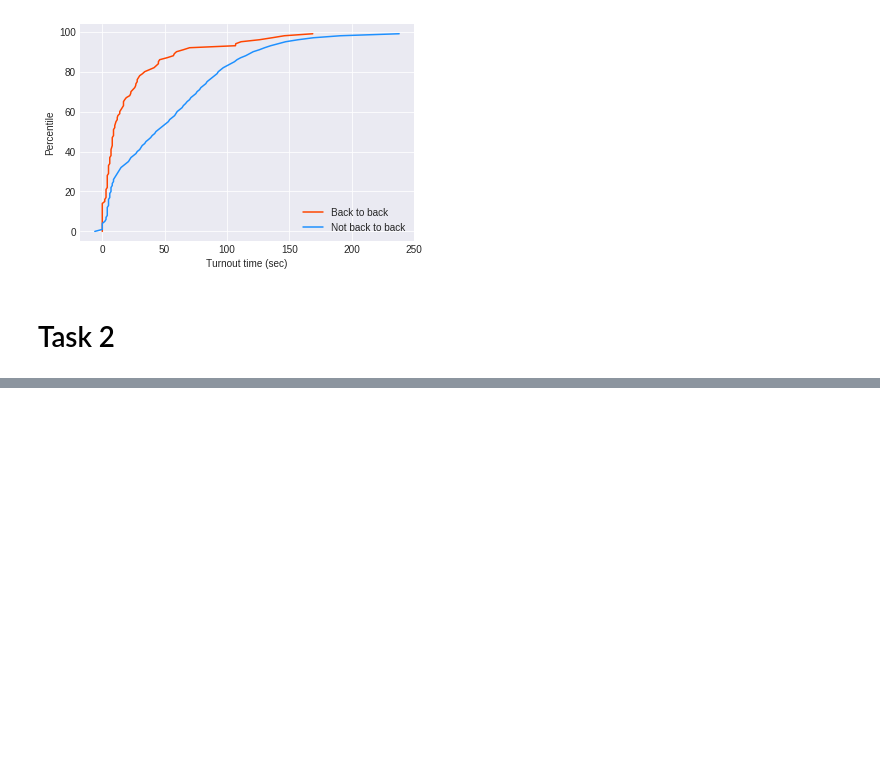
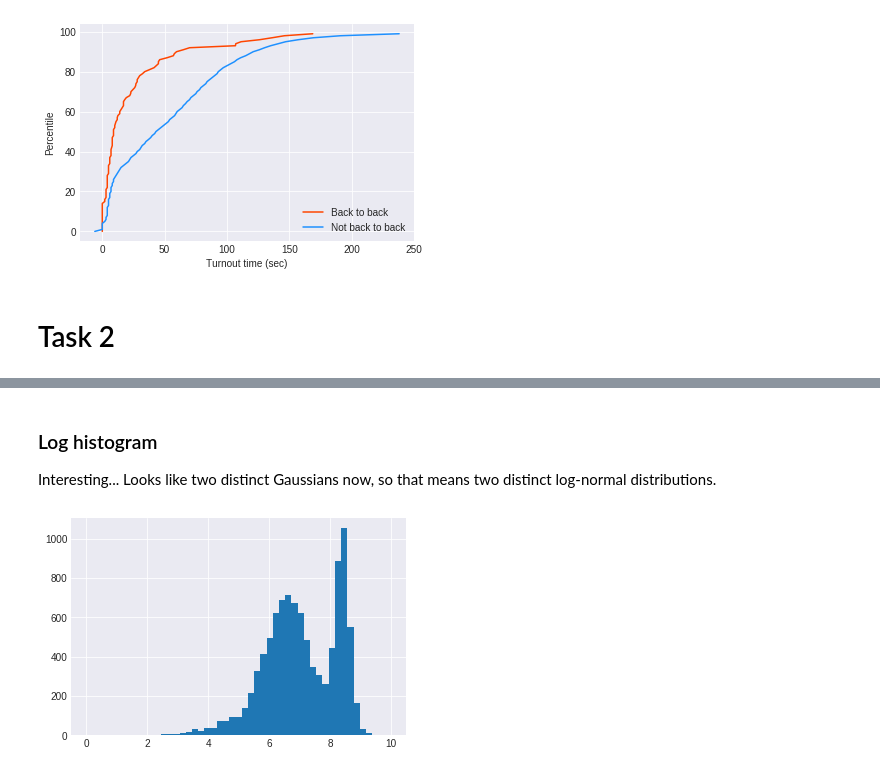
Before and after one commit to andersonad/PE_take_home, a Jupyter notebook: take_home_notebook.ipynb, the cells around one changed output, grey strips where cells are left out. Cells and saved outputs as stored; diff of their text form; code cells hidden in the pictures; blank space fills up the shorter version.

```diff
--- a/take_home_notebook.ipynb
+++ b/take_home_notebook.ipynb
@@ -156,0 +180,7 @@ on_scene[['time_on_scene','turnout_time']].corr()
+# %% [markdown]
+### Log histogram
+Interesting... Looks like two distinct Gaussians now, so that means two distinct log-normal distributions.
+# %%
+hist = plt.hist(np.log(call_time_df['call_duration']), bins = np.linspace(0,10,50))
+# %% [output]
+[figure, added]
```
Also changed, not shown: parts of 28 cells of this notebook.
